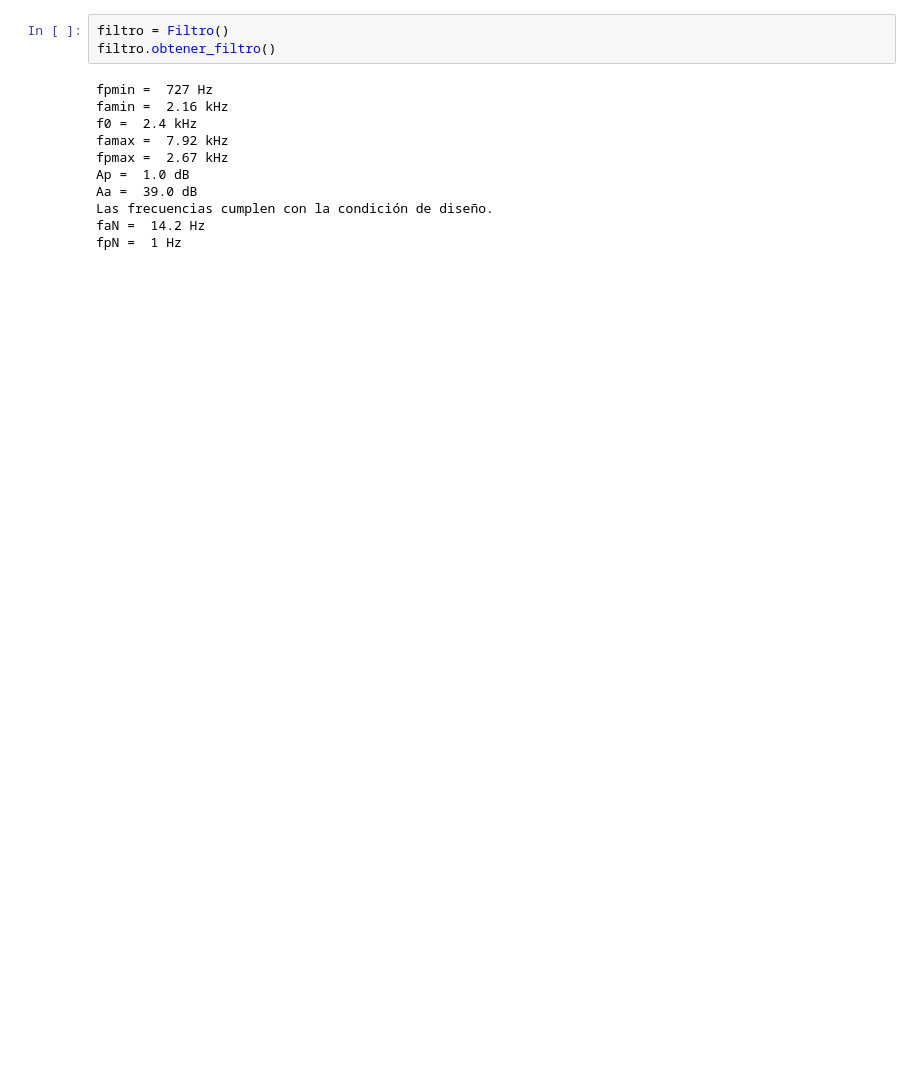
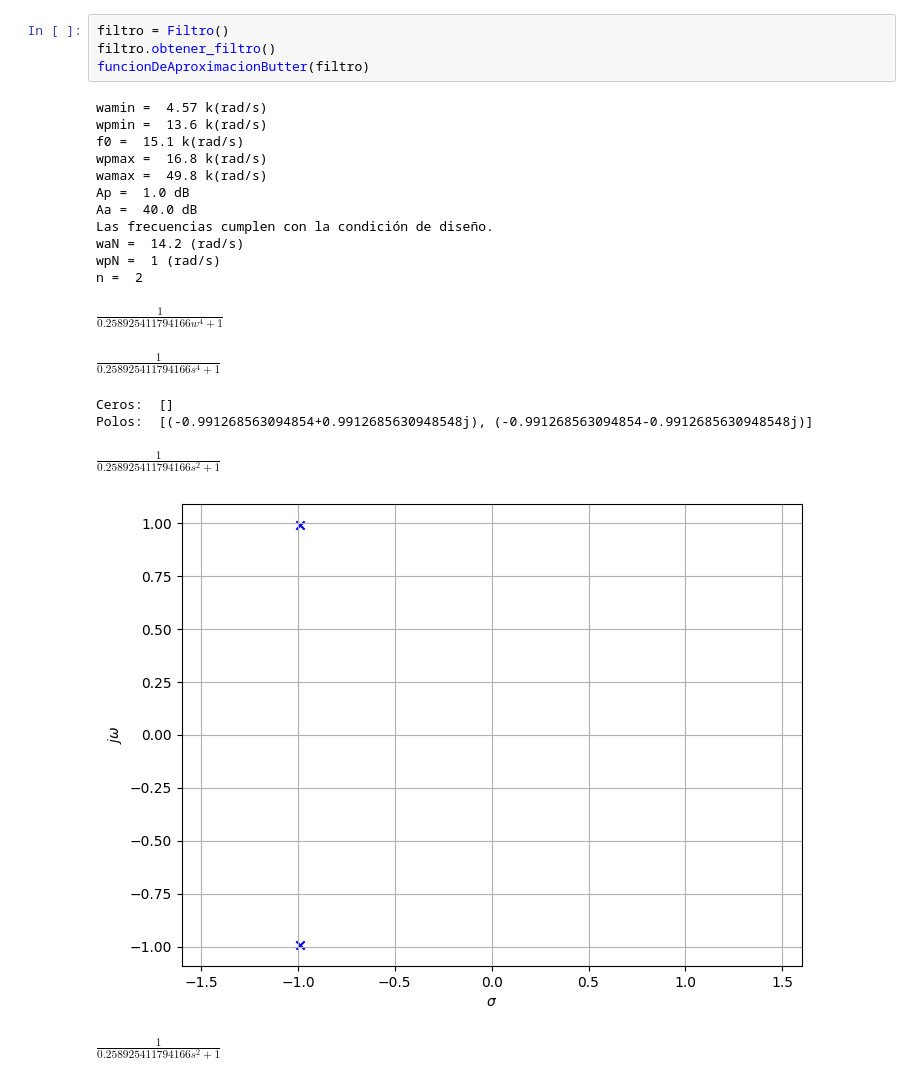
Before and after one commit to ramibelsito/Simulador-De-Filtros-Activos, a Jupyter notebook: Punto1.ipynb, the cells around one changed output. Cells and saved outputs as stored; diff of their text form; blank space fills up the shorter version.

Commit message:
avances a la funcion de butterworth

```diff
--- a/Punto1.ipynb
+++ b/Punto1.ipynb
@@ -299,17 +445,26 @@ class Filtro:
 # %%
 filtro = Filtro()
 filtro.obtener_filtro()
+funcionDeAproximacionButter(filtro)
 # %% [output]
-fpmin =  727 Hz
-famin =  2.16 kHz
-f0 =  2.4 kHz
-famax =  7.92 kHz
-fpmax =  2.67 kHz
+wamin =  4.57 k(rad/s)
+wpmin =  13.6 k(rad/s)
+f0 =  15.1 k(rad/s)
+wpmax =  16.8 k(rad/s)
+wamax =  49.8 k(rad/s)
 Ap =  1.0 dB
-Aa =  39.0 dB
+Aa =  40.0 dB
 Las frecuencias cumplen con la condición de diseño.
-faN =  14.2 Hz
-fpN =  1 Hz
+waN =  14.2 (rad/s)
+wpN =  1 (rad/s)
+n =  2
+$\displaystyle \frac{1}{0.258925411794166 w^{4} + 1}$
+$\displaystyle \frac{1}{0.258925411794166 s^{4} + 1}$
+Ceros:  []
+Polos:  [(-0.991268563094854+0.9912685630948548j), (-0.991268563094854-0.9912685630948548j)]
+$\displaystyle \frac{1}{0.258925411794166 s^{2} + 1}$
+[figure, added]
+$\displaystyle \frac{1}{0.258925411794166 s^{2} + 1}$
 # %%
 
 filtro.plotPlantillaNormalizada()
```
Also changed, not shown: parts of 2 cells of this notebook.
